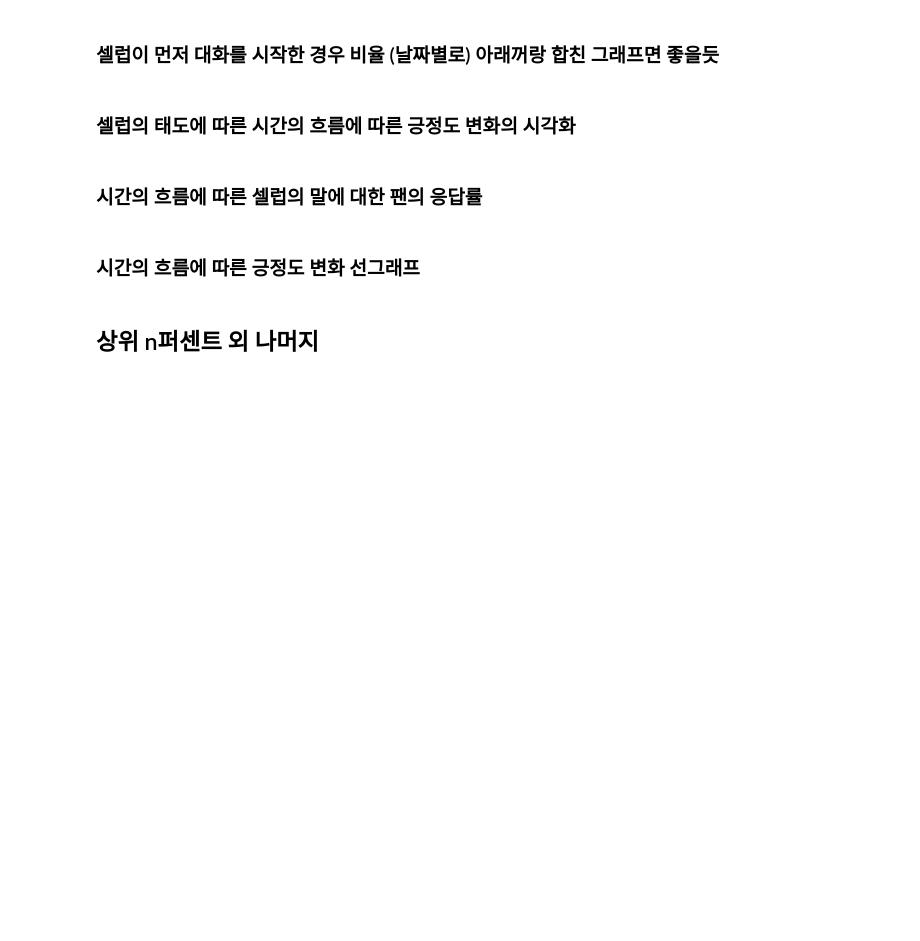
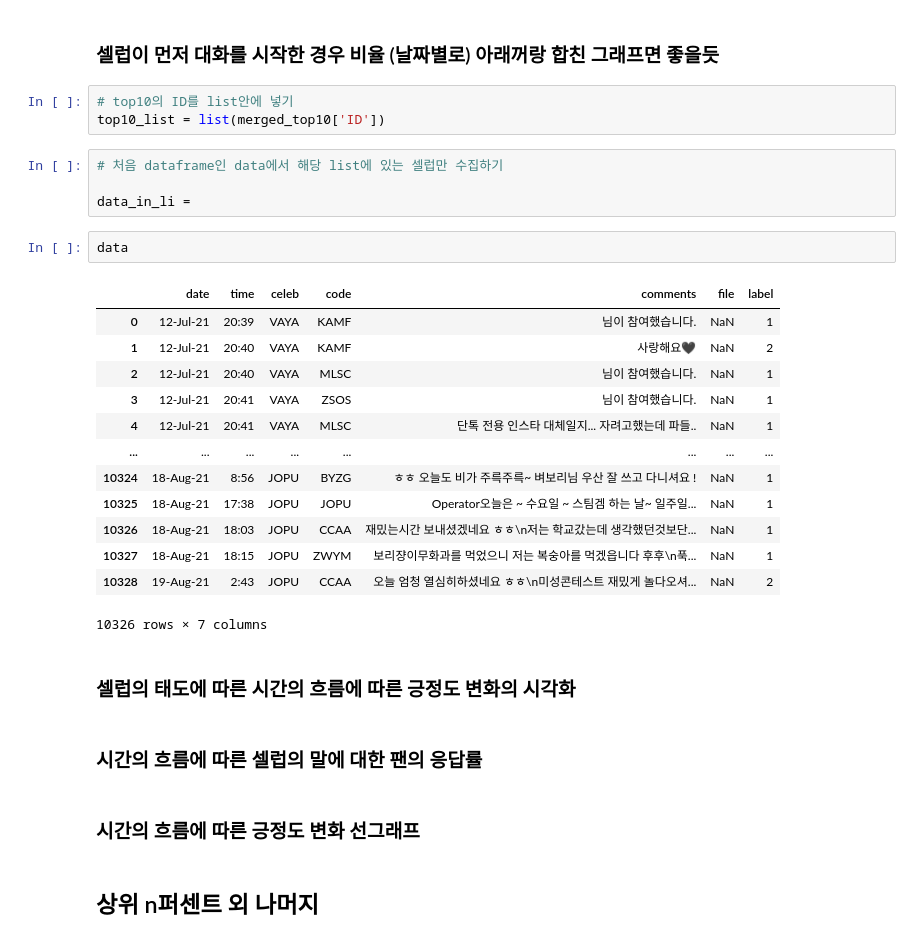
Before and after one commit to ADGGi/CP2, a Jupyter notebook: jh_시각화(작업중).ipynb, the cells around one changed output. Drawn from its saved outputs; the diff is of its cells as text; blank space fills up the shorter version.

```diff
--- a/jh_시각화(작업중).ipynb
+++ b/jh_시각화(작업중).ipynb
@@ -311,5 +477,28 @@ data_012
 # %% [markdown]
 ### 셀럽이 먼저 대화를 시작한 경우 비율 (날짜별로) 아래꺼랑 합친 그래프면 좋을듯
+# %%
+# top10의 ID를 list안에 넣기
+top10_list = list(merged_top10['ID'])
+# %%
+# 처음 dataframe인 data에서 해당 list에 있는 셀럽만 수집하기
+
+data_in_li =
+# %%
+data
+# %% [output]
+|  | date | time | celeb | code | comments | file | label |
+| 0 | 12-Jul-21 | 20:39 | VAYA | KAMF | 님이 참여했습니다. | NaN | 1 |
+| 1 | 12-Jul-21 | 20:40 | VAYA | KAMF | 사랑해요🖤 | NaN | 2 |
+| 2 | 12-Jul-21 | 20:40 | VAYA | MLSC | 님이 참여했습니다. | NaN | 1 |
+| 3 | 12-Jul-21 | 20:41 | VAYA | ZSOS | 님이 참여했습니다. | NaN | 1 |
+| 4 | 12-Jul-21 | 20:41 | VAYA | MLSC | 단톡 전용 인스타 대체일지... 자려고했는데 파들.. | NaN | 1 |
+| ... | ... | ... | ... | ... | ... | ... | ... |
+| 10324 | 18-Aug-21 | 8:56 | JOPU | BYZG | ㅎㅎ 오늘도 비가 주륵주륵~ 벼보리님 우산 잘 쓰고 다니셔요 ! | NaN | 1 |
+| 10325 | 18-Aug-21 | 17:38 | JOPU | JOPU | Operator오늘은 ~ 수요일 ~ 스팀겜 하는 날~ 일주일... | NaN | 1 |
+| 10326 | 18-Aug-21 | 18:03 | JOPU | CCAA | 재밌는시간 보내셨겠네요 ㅎㅎ\n저는 학교갔는데 생각했던것보단... | NaN | 1 |
+| 10327 | 18-Aug-21 | 18:15 | JOPU | ZWYM | 보리쟝이무화과를 먹었으니 저는 복숭아를 먹겠읍니다 후후\n푹... | NaN | 1 |
+| 10328 | 19-Aug-21 | 2:43 | JOPU | CCAA | 오늘 엄청 열심히하셨네요 ㅎㅎ\n미성콘테스트 재밌게 놀다오셔... | NaN | 2 |
+10326 rows × 7 columns
 # %% [markdown]
 ### 셀럽의 태도에 따른 시간의 흐름에 따른 긍정도 변화의 시각화
 # %% [markdown]
```
Also changed, not shown: parts of 26 cells of this notebook.
